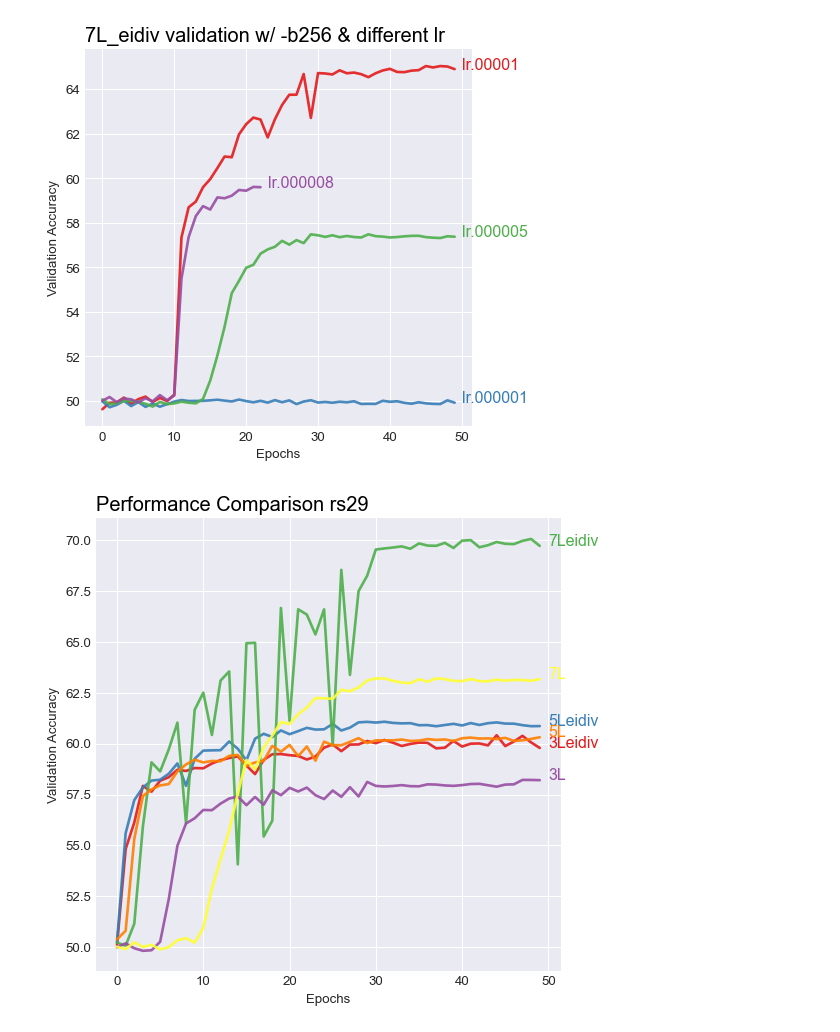
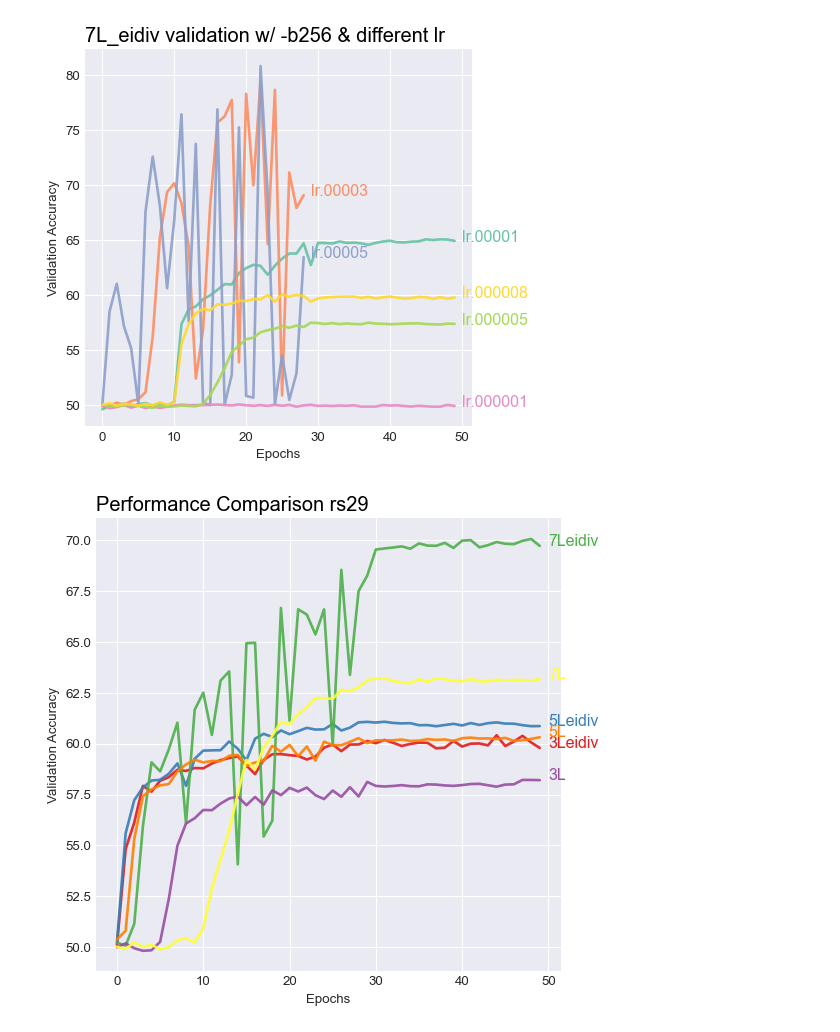
Before and after one commit to hiyuantang/marked_long, a Jupyter notebook: results/vis.ipynb, the cells around one changed output. Cells and saved outputs as stored; diff of their text form; code cells hidden in the pictures.

Commit message:
upload new results

```diff
--- a/results/vis.ipynb
+++ b/results/vis.ipynb
@@ -38,36 +38,42 @@ L7_rs77 = get_val_results('./rs77/7L_rs77.txt')
 
 #validation results from random seed 53 -b 256 --epochs 50 datasplit 8:2 for finding the best lr
 L7eidiv_rs53_00001 = get_val_results('./val_L7eidiv/lr0.00001.txt')
+L7eidiv_rs53_00003 = get_val_results('./val_L7eidiv/lr0.00003.txt')
+L7eidiv_rs53_00005 = get_val_results('./val_L7eidiv/lr0.00005.txt')
 L7eidiv_rs53_000001 = get_val_results('./val_L7eidiv/lr0.000001.txt')
 L7eidiv_rs53_000005 = get_val_results('./val_L7eidiv/lr0.000005.txt')
 L7eidiv_rs53_000008 = get_val_results('./val_L7eidiv/lr0.000008.txt')
 # %%
-name_list = np.array(['lr.00001', 'lr.000001', 'lr.000005', 'lr.000008'])
+name_list = np.array(['lr.00001', 'lr.00003', 'lr.00005', 'lr.000001', 'lr.000005', 'lr.000008'])
 
 #setup plot
 plt.style.use('seaborn-darkgrid')
 dpi = 96
 plt.figure(figsize=(500/dpi, 500/dpi), dpi=dpi)
-palette = plt.get_cmap('Set1')
+palette = plt.get_cmap('Set2')
 
 #draw lines
 plt.plot(L7eidiv_rs53_00001, marker='', color=palette(0), linewidth=2, alpha=0.9, label=name_list[0])
-plt.plot(L7eidiv_rs53_000001, marker='', color=palette(1), linewidth=2, alpha=0.9, label=name_list[1])
-plt.plot(L7eidiv_rs53_000005, marker='', color=palette(2), linewidth=2, alpha=0.9, label=name_list[2])
-plt.plot(L7eidiv_rs53_000008, marker='', color=palette(3), linewidth=2, alpha=0.9, label=name_list[3])
+plt.plot(L7eidiv_rs53_00003, marker='', color=palette(1), linewidth=2, alpha=0.9, label=name_list[1])
+plt.plot(L7eidiv_rs53_00005, marker='', color=palette(2), linewidth=2, alpha=0.9, label=name_list[2])
+plt.plot(L7eidiv_rs53_000001, marker='', color=palette(3), linewidth=2, alpha=0.9, label=name_list[3])
+plt.plot(L7eidiv_rs53_000005, marker='', color=palette(4), linewidth=2, alpha=0.9, label=name_list[4])
+plt.plot(L7eidiv_rs53_000008, marker='', color=palette(5), linewidth=2, alpha=0.9, label=name_list[5])
 #mark lines
 plt.text(len(L7eidiv_rs53_00001), L7eidiv_rs53_00001[-1], name_list[0], horizontalalignment='left', size='large', color=palette(0))
-plt.text(len(L7eidiv_rs53_000001), L7eidiv_rs53_000001[-1], name_list[1], horizontalalignment='left', size='large', color=palette(1))
-plt.text(len(L7eidiv_rs53_000005), L7eidiv_rs53_000005[-1], name_list[2], horizontalalignment='left', size='large', color=palette(2))
-plt.text(len(L7eidiv_rs53_000008), L7eidiv_rs53_000008[-1], name_list[3], horizontalalignment='left', size='large', color=palette(3))
+plt.text(len(L7eidiv_rs53_00003), L7eidiv_rs53_00003[-1], name_list[1], horizontalalignment='left', size='large', color=palette(1))
+plt.text(len(L7eidiv_rs53_00005), L7eidiv_rs53_00005[-1], name_list[2], horizontalalignment='left', size='large', color=palette(2))
+plt.text(len(L7eidiv_rs53_000001), L7eidiv_rs53_000001[-1], name_list[3], horizontalalignment='left', size='large', color=palette(3))
+plt.text(len(L7eidiv_rs53_000005), L7eidiv_rs53_000005[-1], name_list[4], horizontalalignment='left', size='large', color=palette(4))
+plt.text(len(L7eidiv_rs53_000008), L7eidiv_rs53_000008[-1], name_list[5], horizontalalignment='left', size='large', color=palette(5))
 
 #plt.legend(loc=2, ncol=2)
 plt.title("7L_eidiv validation w/ -b256 & different lr", loc='left', fontsize=15, fontweight=0, color='black')
 plt.xlabel('Epochs')
 plt.ylabel('Validation Accuracy')
 plt.show()
 # %% [output]
-[figure, old version]
+[figure, new version]
 # %%
 name_list = np.array(['3Leidiv', '5Leidiv', '7Leidiv', '3L', '5L', '7L'])
 lines = np.array([np.asarray(L3eidiv_rs29), np.asarray(L5eidiv_rs29), np.asarray(L7eidiv_rs29),
```
Also changed, not shown: 3 other files.
